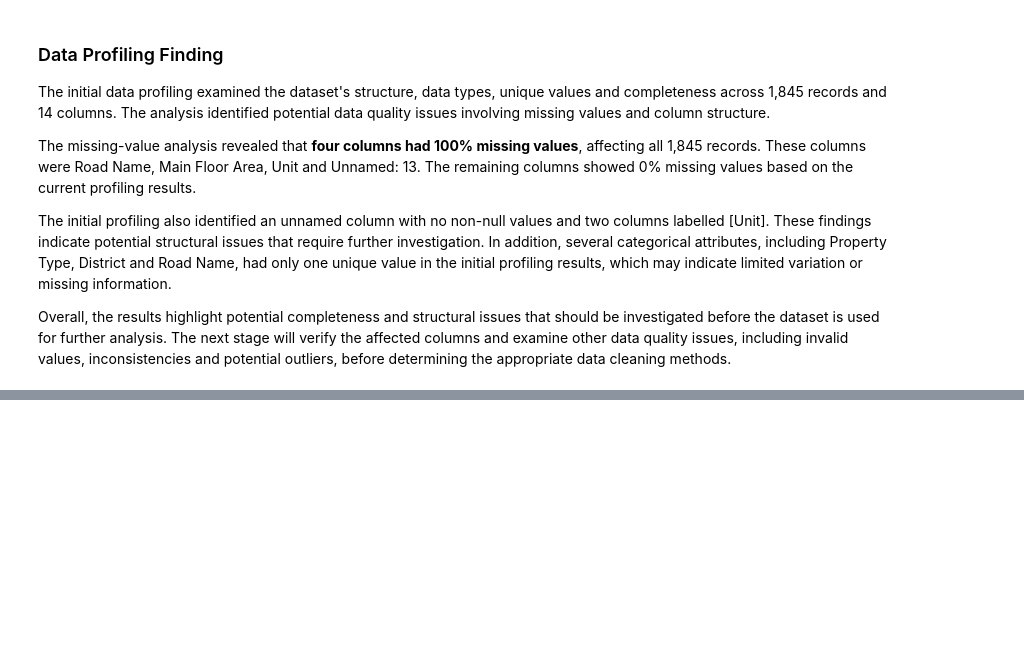
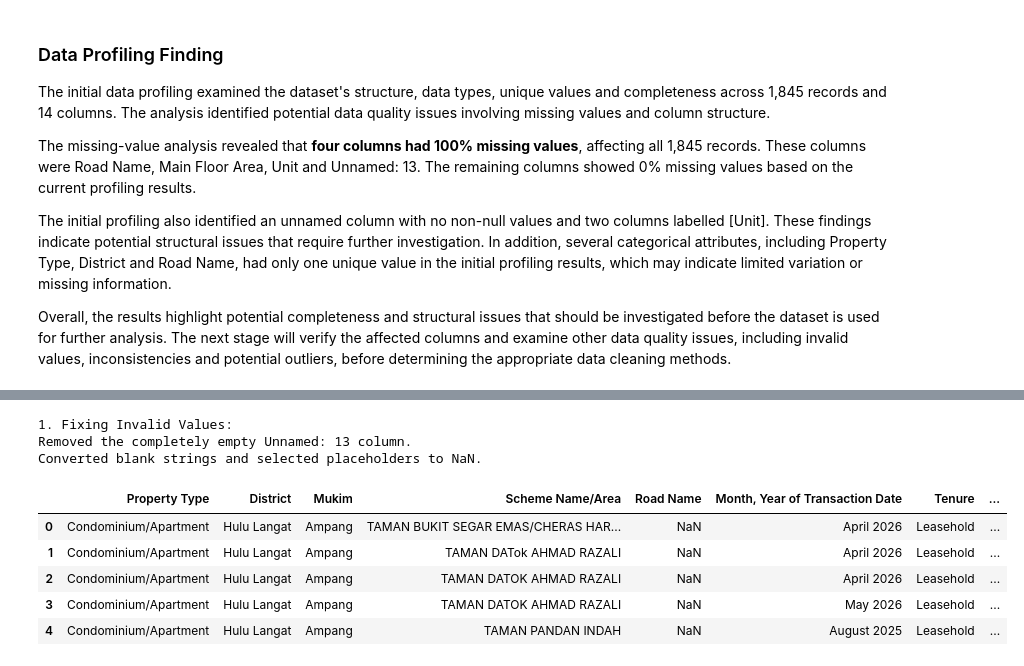
Before and after one commit to A211206/PropWise-de, a Jupyter notebook: notebooks/01_PropWise_DataProfiling.ipynb, the cells around one changed output, grey strips where cells are left out. Cells and saved outputs as stored; diff of their text form; code cells hidden in the pictures; blank space fills up the shorter version.

```diff
--- a/notebooks/01_PropWise_DataProfiling.ipynb
+++ b/notebooks/01_PropWise_DataProfiling.ipynb
@@ -181,0 +216,35 @@ Overall, the results highlight potential completeness and structural issues that
+# %%
+print("1. Fixing Invalid Values:")
+
+# Remove the unnamed column if it is entirely empty
+if "Unnamed: 13" in df_clean.columns:
+    if df_clean["Unnamed: 13"].isna().all():
+        df_clean = df_clean.drop(columns=["Unnamed: 13"])
+        print("Removed the completely empty Unnamed: 13 column.")
+
+# Convert blank strings and selected placeholders into NaN
+for col in df_clean.select_dtypes(include=["object", "string"]).columns:
+    df_clean[col] = df_clean[col].replace(
+        r"^\s*$",
+        np.nan,
+        regex=True
+    )
+
+    df_clean[col] = df_clean[col].replace(
+        ["-", "nan", "NAN"],
+        np.nan
+    )
+
+print("Converted blank strings and selected placeholders to NaN.")
+
+display(df_clean.head())
+# %% [output]
+1. Fixing Invalid Values:
+Removed the completely empty Unnamed: 13 column.
+Converted blank strings and selected placeholders to NaN.
+|  | Property Type | District | Mukim | Scheme Name/Area | Road Name | Month, Year of Transaction Date | Tenure | ... |
+| 0 | Condominium/Apartment | Hulu Langat | Ampang | TAMAN BUKIT SEGAR EMAS/CHERAS HAR... | NaN | April 2026 | Leasehold | ... |
+| 1 | Condominium/Apartment | Hulu Langat | Ampang | TAMAN DATok AHMAD RAZALI | NaN | April 2026 | Leasehold | ... |
+| 2 | Condominium/Apartment | Hulu Langat | Ampang | TAMAN DATOK AHMAD RAZALI | NaN | April 2026 | Leasehold | ... |
+| 3 | Condominium/Apartment | Hulu Langat | Ampang | TAMAN DATOK AHMAD RAZALI | NaN | May 2026 | Leasehold | ... |
+| 4 | Condominium/Apartment | Hulu Langat | Ampang | TAMAN PANDAN INDAH | NaN | August 2025 | Leasehold | ... |
```
Also changed, not shown: parts of 16 cells of this notebook, 1 other file.
